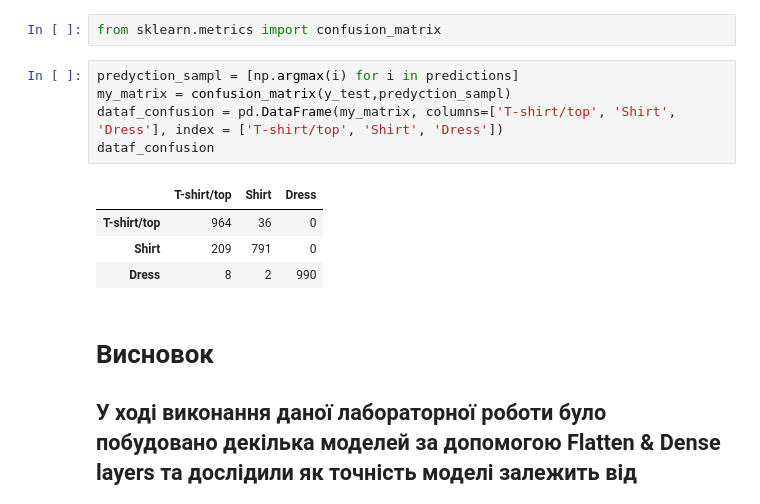
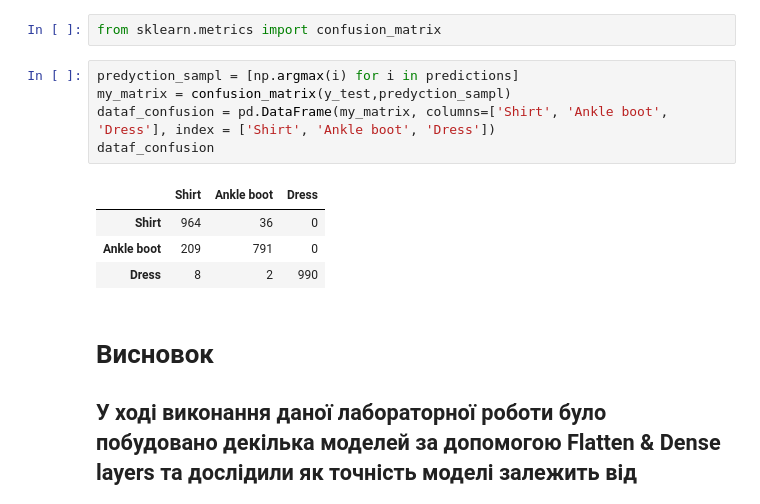
Before and after one commit to NinaKlimenkova/neural_networks, a Jupyter notebook: lab3/var7_lab3.ipynb, the cells around one changed output. Drawn from its saved outputs; the diff is of its cells as text.

```diff
--- a/lab3/var7_lab3.ipynb
+++ b/lab3/var7_lab3.ipynb
@@ -336,12 +336,12 @@ from sklearn.metrics import confusion_matrix
 # %%
 predyction_sampl = [np.argmax(i) for i in predictions]
 my_matrix = confusion_matrix(y_test,predyction_sampl)
-dataf_confusion = pd.DataFrame(my_matrix, columns=['T-shirt/top', 'Shirt', 'Dress'], index = ['T-shirt/top', 'Shirt', 'Dress'])
+dataf_confusion = pd.DataFrame(my_matrix, columns=['Shirt', 'Ankle boot', 'Dress'], index = ['Shirt', 'Ankle boot', 'Dress'])
 dataf_confusion
 # %% [output]
-|  | T-shirt/top | Shirt | Dress |
-| T-shirt/top | 964 | 36 | 0 |
-| Shirt | 209 | 791 | 0 |
+|  | Shirt | Ankle boot | Dress |
+| Shirt | 964 | 36 | 0 |
+| Ankle boot | 209 | 791 | 0 |
 | Dress | 8 | 2 | 990 |
 # %% [markdown]
 # Висновок
```
